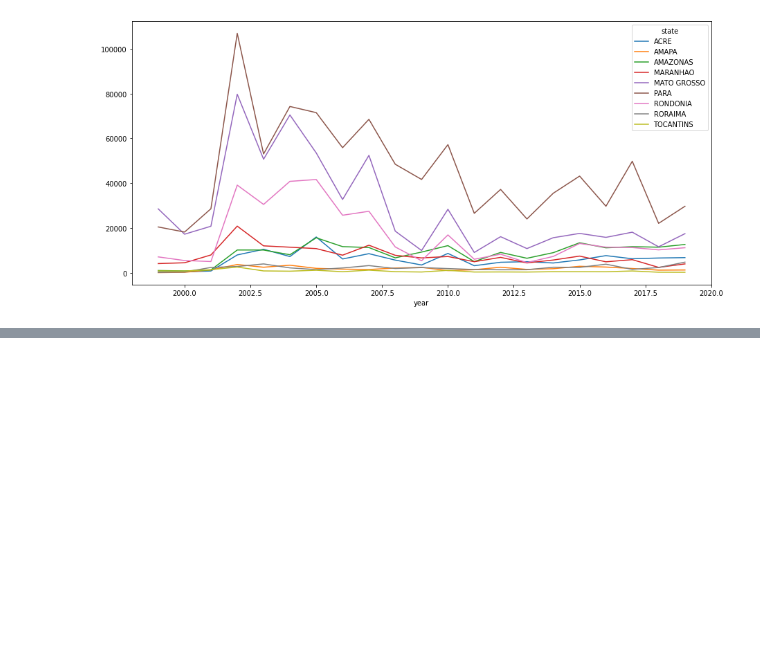
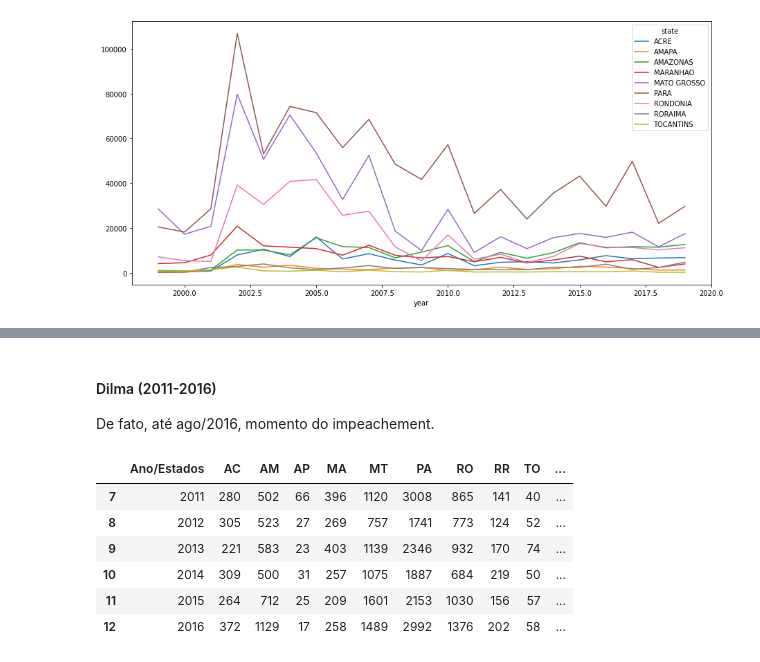
Before and after one commit to thiagomrs/icd2021projetoFinal, a Jupyter notebook: DesmatamentoDaAmazônia.ipynb, the cells around one changed output, grey strips where cells are left out. Saved outputs shown, nothing was run; the diff lists cells and outputs as text; code cells hidden in the pictures; blank space fills up the shorter version.

```diff
--- a/DesmatamentoDaAmazônia.ipynb
+++ b/DesmatamentoDaAmazônia.ipynb
@@ -454,0 +473,16 @@ amazon_fires_df.groupby(['year','state'])['firespots'].sum().unstack().plot(ax=a
+# %% [markdown]
+#### Dilma (2011-2016)
+De fato, até ago/2016, momento do impeachement.
+# %%
+r, l = def_area_df['Ano/Estados'] <= 2016, def_area_df['Ano/Estados'] >= 2011
+indexes = r & l
+df_dilma = def_area_df[indexes]
+df_dilma.head(10)
+# %% [output]
+|  | Ano/Estados | AC | AM | AP | MA | MT | PA | RO | RR | TO | ... |
+| 7 | 2011 | 280 | 502 | 66 | 396 | 1120 | 3008 | 865 | 141 | 40 | ... |
+| 8 | 2012 | 305 | 523 | 27 | 269 | 757 | 1741 | 773 | 124 | 52 | ... |
+| 9 | 2013 | 221 | 583 | 23 | 403 | 1139 | 2346 | 932 | 170 | 74 | ... |
+| 10 | 2014 | 309 | 500 | 31 | 257 | 1075 | 1887 | 684 | 219 | 50 | ... |
+| 11 | 2015 | 264 | 712 | 25 | 209 | 1601 | 2153 | 1030 | 156 | 57 | ... |
+| 12 | 2016 | 372 | 1129 | 17 | 258 | 1489 | 2992 | 1376 | 202 | 58 | ... |
```
Also changed, not shown: parts of 16 cells of this notebook, 5 other files.
